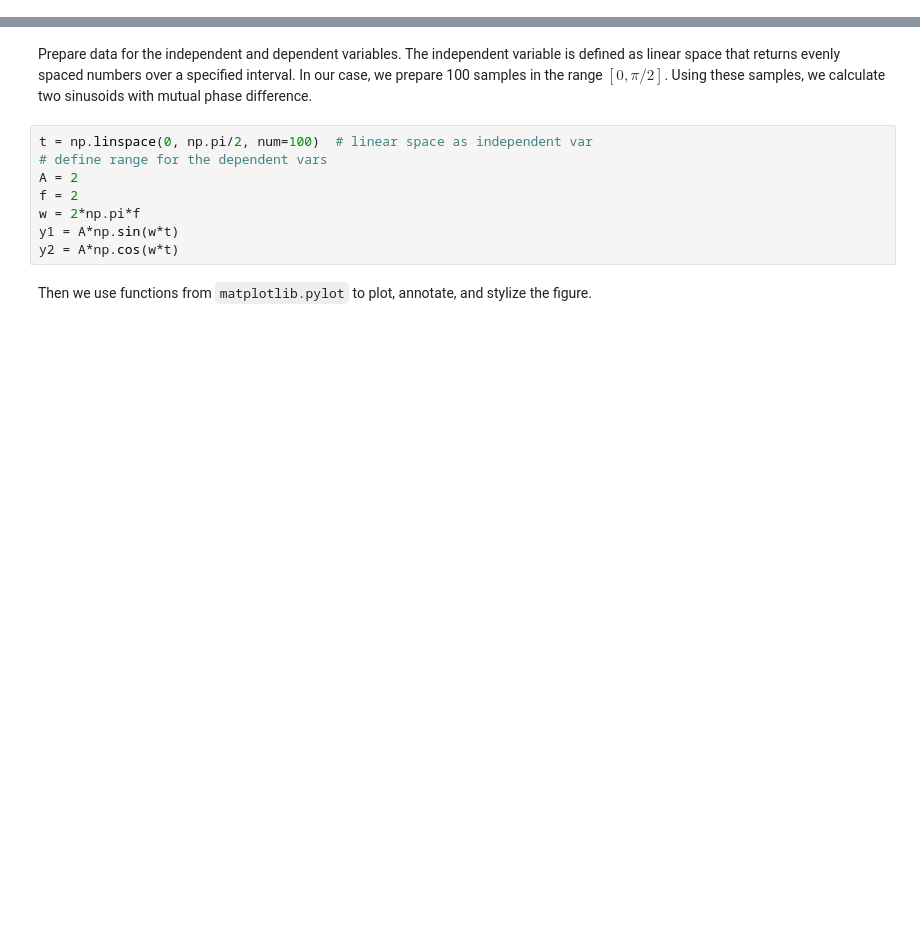
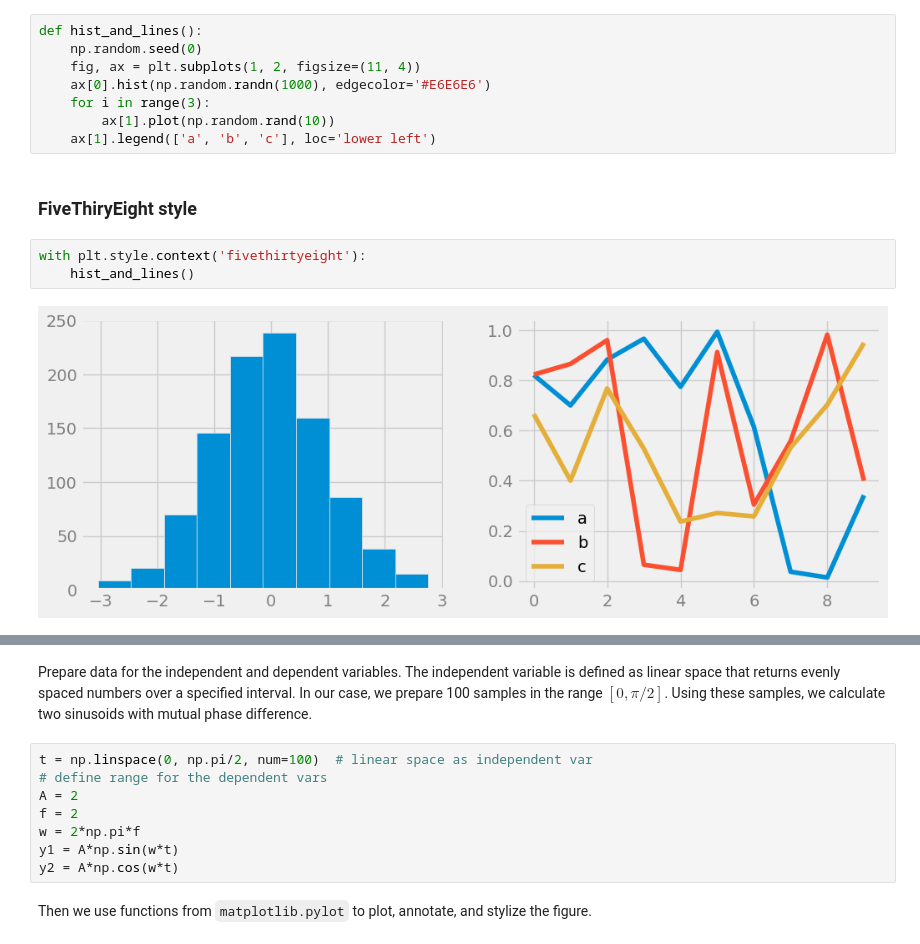
Before and after one commit to adeelahmadk/data-science-notes, a Jupyter notebook: 01d-matplotlib-vis.ipynb, the cells around one changed output, grey strips where cells are left out. Cells and saved outputs as stored; diff of their text form; blank space fills up the shorter version.

```diff
--- a/01d-matplotlib-vis.ipynb
+++ b/01d-matplotlib-vis.ipynb
@@ -4,0 +166,15 @@ This notebook is an basic demonstration in ploting & visualization using matplot
+# %%
+def hist_and_lines():
+    np.random.seed(0)
+    fig, ax = plt.subplots(1, 2, figsize=(11, 4))
+    ax[0].hist(np.random.randn(1000), edgecolor='#E6E6E6')
+    for i in range(3):
+        ax[1].plot(np.random.rand(10))
+    ax[1].legend(['a', 'b', 'c'], loc='lower left')
+# %% [markdown]
+### FiveThiryEight style
+# %%
+with plt.style.context('fivethirtyeight'):
+    hist_and_lines()
+# %% [output]
+[figure, added]
```
Also changed, not shown: parts of 29 cells of this notebook, 5 other files.
